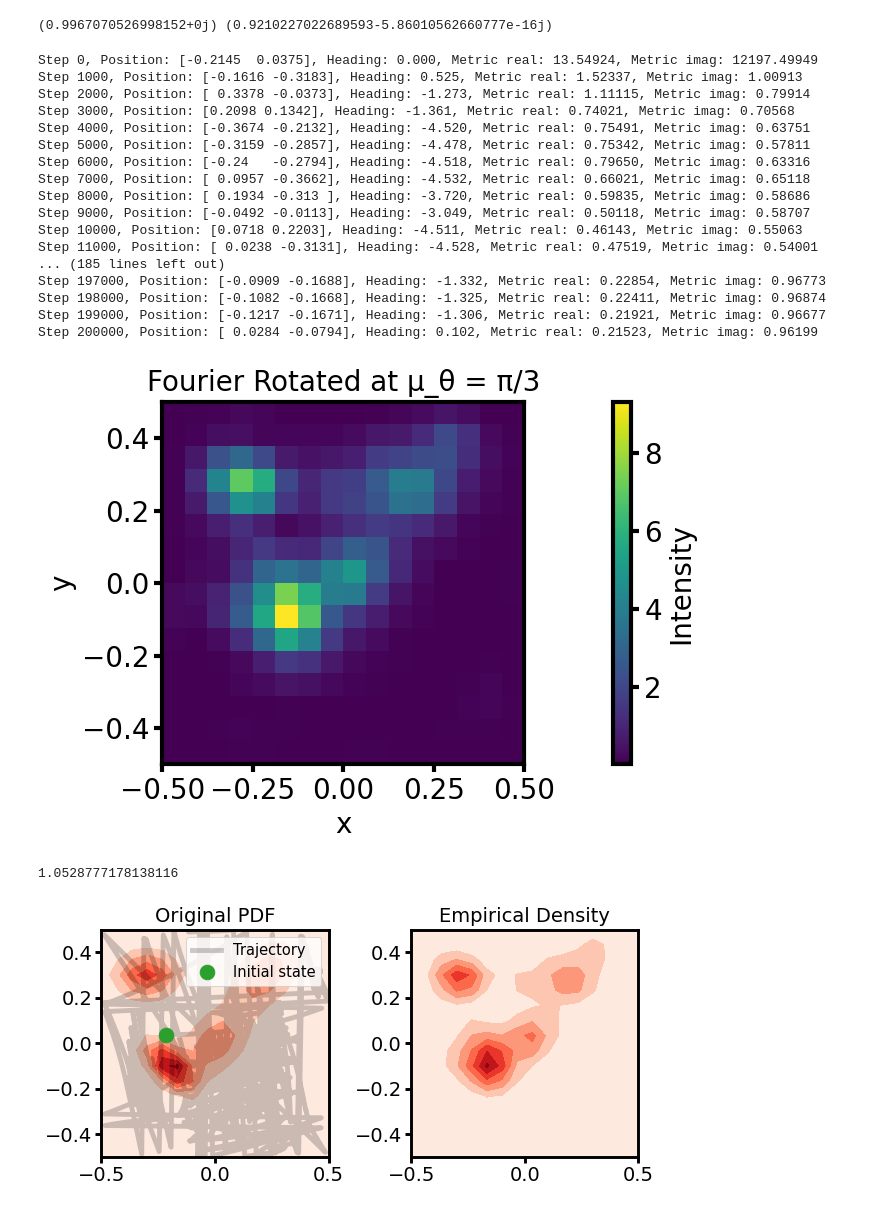
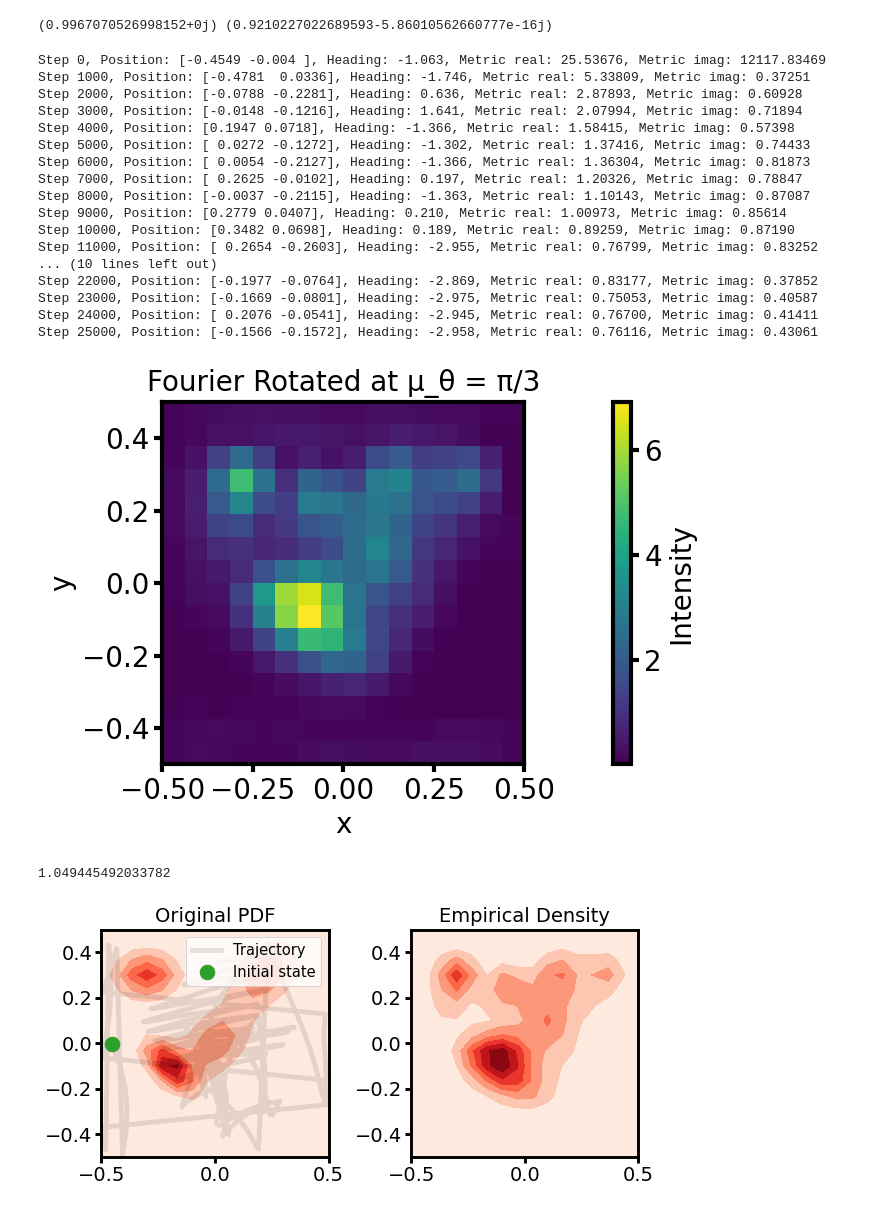
Before and after one commit to Justus-ui/Ergodic_control, a Jupyter notebook: SMC_ergodic_control_FFT.ipynb, the cells around one changed output. Drawn from its saved outputs; the diff is of its cells as text; code cells hidden in the pictures.

```diff
--- a/SMC_ergodic_control_FFT.ipynb
+++ b/SMC_ergodic_control_FFT.ipynb
@@ -215,9 +215,9 @@ k_squared = kx_grid**2 + ky_grid**2
 lamk_list = (1 + (2 * np.pi)**2 * k_squared)**s
 # %%
 dt = 0.01
-tsteps = 200001
-ud = 0.5  # max desired linear velocity
-u_omega = np.pi # desired max angular velocity
+tsteps = 25001
+ud = .2 # max desired linear velocity
+u_omega = np.pi# desired max angular velocity
 
 def dyn(xt, ut):
     x, y, theta = xt
@@ -231,7 +231,7 @@ def dyn(xt, ut):
 def step(xt, ut):
     return xt + dt * dyn(xt, ut)
 # Initialize state [x, y, theta]
-xt = np.array([np.random.uniform(-0.5, 0.5), np.random.uniform(-0.5, 0.5), 0.0])
+xt = np.array([np.random.uniform(-0.5, 0.5), np.random.uniform(-0.5, 0.5), np.random.uniform(-np.pi, np.pi)])
 x_traj = np.zeros((tsteps, 3))
 ck_list_update = np.zeros_like(F_target, dtype=np.float64)
 ck_list_update_imag = np.zeros_like(F_target, dtype=np.float64)
@@ -298,23 +298,23 @@ for t in range(tsteps):
     if t % 1000 == 0:
         print(f"Step {t}, Position: {xt[:2].real}, Heading: {xt[2].real:.3f}, Metric real: {erg_metric_real:.5f}, Metric imag: {erg_metric_imag:.5f}")
 # %% [output]
-Step 0, Position: [-0.2145  0.0375], Heading: 0.000, Metric real: 13.54924, Metric imag: 12197.49949
-Step 1000, Position: [-0.1616 -0.3183], Heading: 0.525, Metric real: 1.52337, Metric imag: 1.00913
-Step 2000, Position: [ 0.3378 -0.0373], Heading: -1.273, Metric real: 1.11115, Metric imag: 0.79914
-Step 3000, Position: [0.2098 0.1342], Heading: -1.361, Metric real: 0.74021, Metric imag: 0.70568
-Step 4000, Position: [-0.3674 -0.2132], Heading: -4.520, Metric real: 0.75491, Metric imag: 0.63751
-Step 5000, Position: [-0.3159 -0.2857], Heading: -4.478, Metric real: 0.75342, Metric imag: 0.57811
-Step 6000, Position: [-0.24   -0.2794], Heading: -4.518, Metric real: 0.79650, Metric imag: 0.63316
-Step 7000, Position: [ 0.0957 -0.3662], Heading: -4.532, Metric real: 0.66021, Metric imag: 0.65118
-Step 8000, Position: [ 0.1934 -0.313 ], Heading: -3.720, Metric real: 0.59835, Metric imag: 0.58686
-Step 9000, Position: [-0.0492 -0.0113], Heading: -3.049, Metric real: 0.50118, Metric imag: 0.58707
-Step 10000, Position: [0.0718 0.2203], Heading: -4.511, Metric real: 0.46143, Metric imag: 0.55063
-Step 11000, Position: [ 0.0238 -0.3131], Heading: -4.528, Metric real: 0.47519, Metric imag: 0.54001
-... (185 lines left out)
-Step 197000, Position: [-0.0909 -0.1688], Heading: -1.332, Metric real: 0.22854, Metric imag: 0.96773
-Step 198000, Position: [-0.1082 -0.1668], Heading: -1.325, Metric real: 0.22411, Metric imag: 0.96874
-Step 199000, Position: [-0.1217 -0.1671], Heading: -1.306, Metric real: 0.21921, Metric imag: 0.96677
-Step 200000, Position: [ 0.0284 -0.0794], Heading: 0.102, Metric real: 0.21523, Metric imag: 0.96199
+Step 0, Position: [-0.4549 -0.004 ], Heading: -1.063, Metric real: 25.53676, Metric imag: 12117.83469
+Step 1000, Position: [-0.4781  0.0336], Heading: -1.746, Metric real: 5.33809, Metric imag: 0.37251
+Step 2000, Position: [-0.0788 -0.2281], Heading: 0.636, Metric real: 2.87893, Metric imag: 0.60928
+Step 3000, Position: [-0.0148 -0.1216], Heading: 1.641, Metric real: 2.07994, Metric imag: 0.71894
+Step 4000, Position: [0.1947 0.0718], Heading: -1.366, Metric real: 1.58415, Metric imag: 0.57398
+Step 5000, Position: [ 0.0272 -0.1272], Heading: -1.302, Metric real: 1.37416, Metric imag: 0.74433
+Step 6000, Position: [ 0.0054 -0.2127], Heading: -1.366, Metric real: 1.36304, Metric imag: 0.81873
+Step 7000, Position: [ 0.2625 -0.0102], Heading: 0.197, Metric real: 1.20326, Metric imag: 0.78847
+Step 8000, Position: [-0.0037 -0.2115], Heading: -1.363, Metric real: 1.10143, Metric imag: 0.87087
+Step 9000, Position: [0.2779 0.0407], Heading: 0.210, Metric real: 1.00973, Metric imag: 0.85614
+Step 10000, Position: [0.3482 0.0698], Heading: 0.189, Metric real: 0.89259, Metric imag: 0.87190
+Step 11000, Position: [ 0.2654 -0.2603], Heading: -2.955, Metric real: 0.76799, Metric imag: 0.83252
+... (10 lines left out)
+Step 22000, Position: [-0.1977 -0.0764], Heading: -2.869, Metric real: 0.83177, Metric imag: 0.37852
+Step 23000, Position: [-0.1669 -0.0801], Heading: -2.975, Metric real: 0.75053, Metric imag: 0.40587
+Step 24000, Position: [ 0.2076 -0.0541], Heading: -2.945, Metric real: 0.76700, Metric imag: 0.41411
+Step 25000, Position: [-0.1566 -0.1572], Heading: -2.958, Metric real: 0.76116, Metric imag: 0.43061
 # %%
 #### Plot the results
 coeffs = (ck_list_update  + 1j * ck_list_update_imag) / (tsteps * dt)
@@ -326,37 +326,37 @@ fig, (ax2) = plt.subplots(1, 1, figsize=(18, 5))
 im2 = ax2.imshow(Z_rotated, extent=[-0.5, 0.5, -0.5, 0.5], origin='lower', cmap='viridis')
 ax2.set_title('Fourier Rotated at μ_θ = π/3')
 ax2.set_xlabel('x')
 ax2.set_ylabel('y')
 plt.colorbar(im2, ax=ax2, label='Intensity')
 plt.tight_layout()
 plt.show()
 ## Check valid pdf
 print(Z_rotated.sum() * dx * dy)
 fig, axes = plt.subplots(1, 2, figsize=(9,5), dpi=70, tight_layout=True)
 ax = axes[0]
 ax.set_aspect('equal')
 ax.set_xlim(-0.5, 0.5)
 ax.set_ylim(-0.5, 0.5)
 ax.set_title(f'Original PDF')
 ax.contourf(X_orig, Y_orig, Z_target.reshape(X_orig.shape), cmap='Reds')
-ax.plot(x_traj[::10, 0], x_traj[::10, 1], linestyle='-', marker='', color='k', alpha=0.2, label='Trajectory')
+ax.plot(x_traj[::50, 0], x_traj[::50, 1], linestyle='-', marker='', color='k', alpha=0.1, label='Trajectory')
 ax.plot(x_traj[0, 0], x_traj[0, 1], linestyle='', marker='o', markersize=15, color='C2', alpha=1.0, label='Initial state')
 ax.legend(loc='upper right')
 
 ax2 = axes[1]
 ax2.set_aspect('equal')
 ax.set_xlim(-0.5, 0.5)
 ax.set_ylim(-0.5, 0.5)
 ax2.set_title(f'Empirical Density')
 ax2.contourf(X_orig, Y_orig,
              Z_rotated.reshape(X_orig.shape),
              cmap='Reds')
 plt.tight_layout()
 plt.show()
 # %% [output]
-[figure, old version]
+[figure, new version]
-1.0528777178138116
+1.049445492033782
-[figure, old version]
+[figure, new version]
 # %%
 # Generate animation (takes about 1 minute)
 from IPython.display import HTML
```
Also changed, not shown: parts of 1 cell of this notebook, 5 other files.
